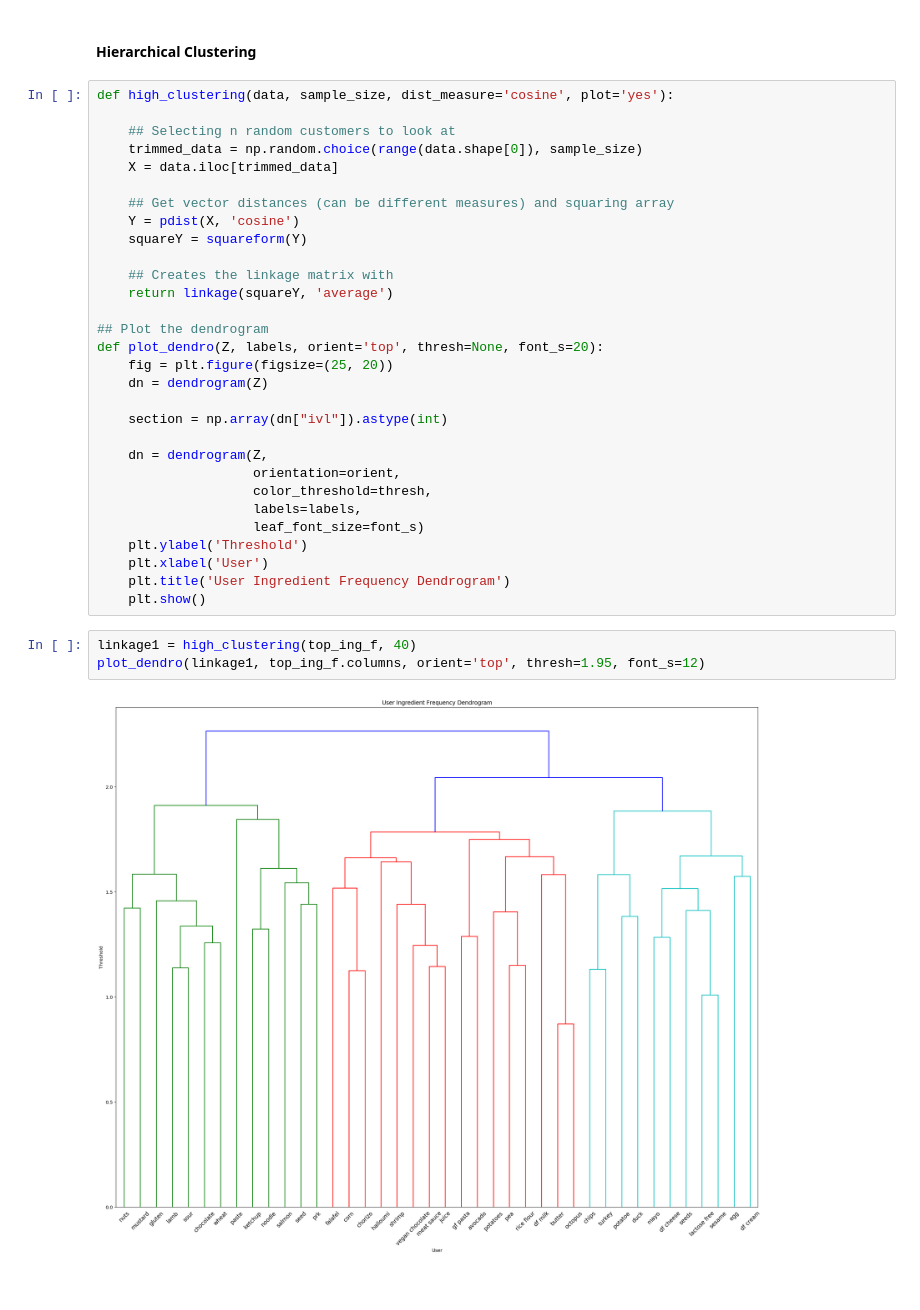
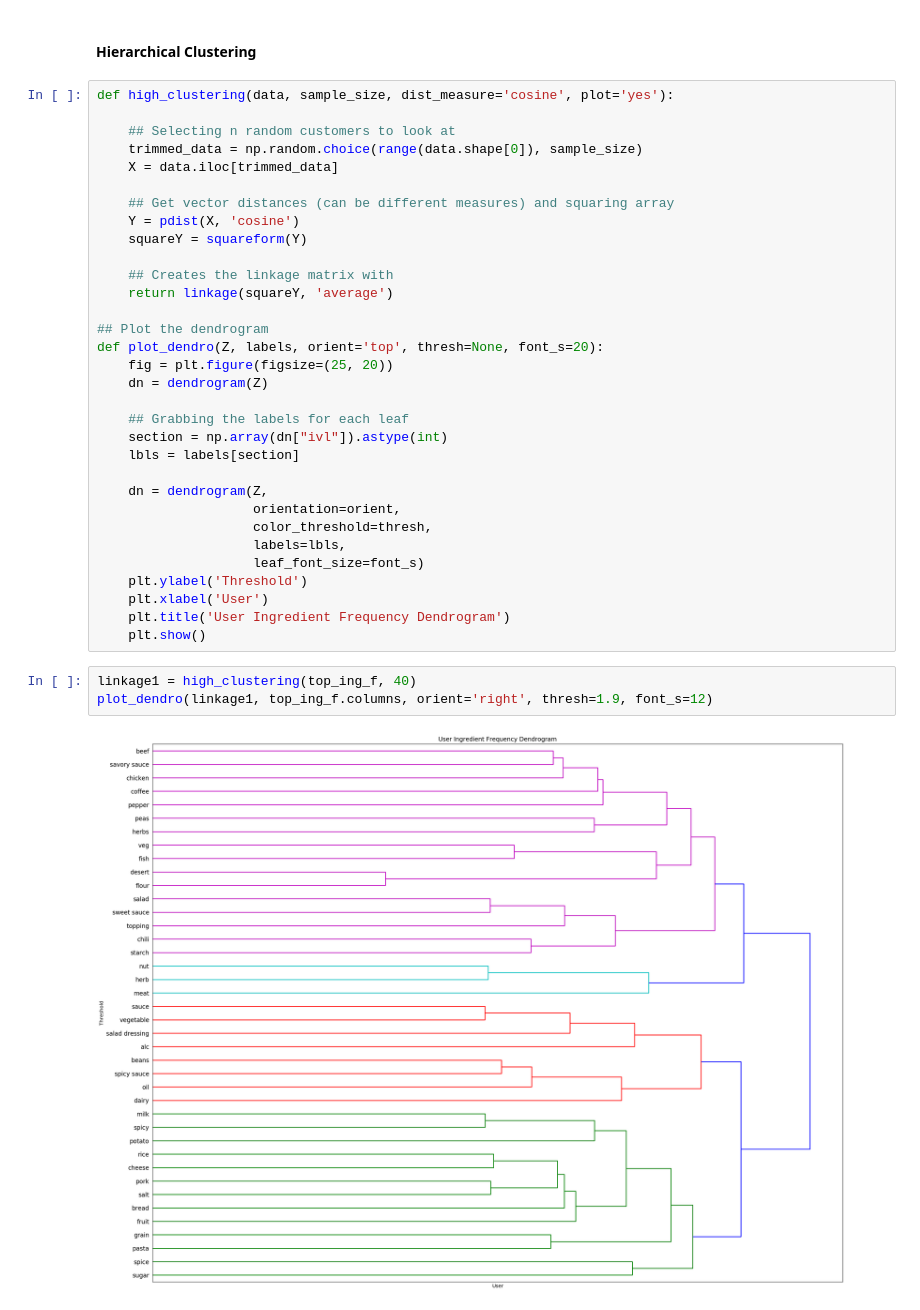
Before and after one commit to noahschumacher/smunch-user-food-analysis, a Jupyter notebook: eda/eda2_clustering.ipynb, the cells around one changed output. Cells and saved outputs as stored; diff of their text form.

```diff
--- a/eda/eda2_clustering.ipynb
+++ b/eda/eda2_clustering.ipynb
@@ -176,12 +176,14 @@ def plot_dendro(Z, labels, orient='top', thresh=None, font_s=20):
     fig = plt.figure(figsize=(25, 20))
     dn = dendrogram(Z)
 
+    ## Grabbing the labels for each leaf
     section = np.array(dn["ivl"]).astype(int)
+    lbls = labels[section]
 
     dn = dendrogram(Z,
                     orientation=orient,
                     color_threshold=thresh,
-                    labels=labels,
+                    labels=lbls,
                     leaf_font_size=font_s)
     plt.ylabel('Threshold')
     plt.xlabel('User')
@@ -189,6 +191,6 @@ def plot_dendro(Z, labels, orient='top', thresh=None, font_s=20):
     plt.show()
 # %%
 linkage1 = high_clustering(top_ing_f, 40)
-plot_dendro(linkage1, top_ing_f.columns, orient='top', thresh=1.95, font_s=12)
+plot_dendro(linkage1, top_ing_f.columns, orient='right', thresh=1.9, font_s=12)
 # %% [output]
-[figure, old version]
+[figure, new version]
```
Also changed, not shown: parts of 2 cells of this notebook, 1 other file.
